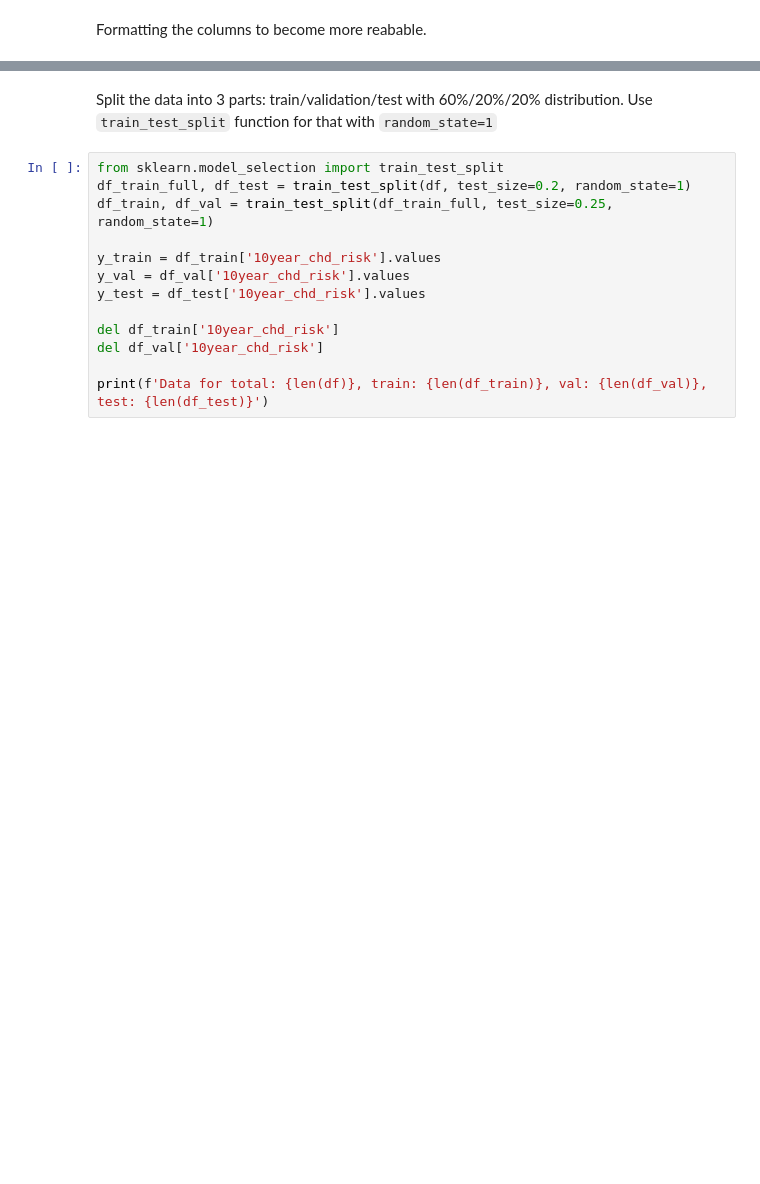
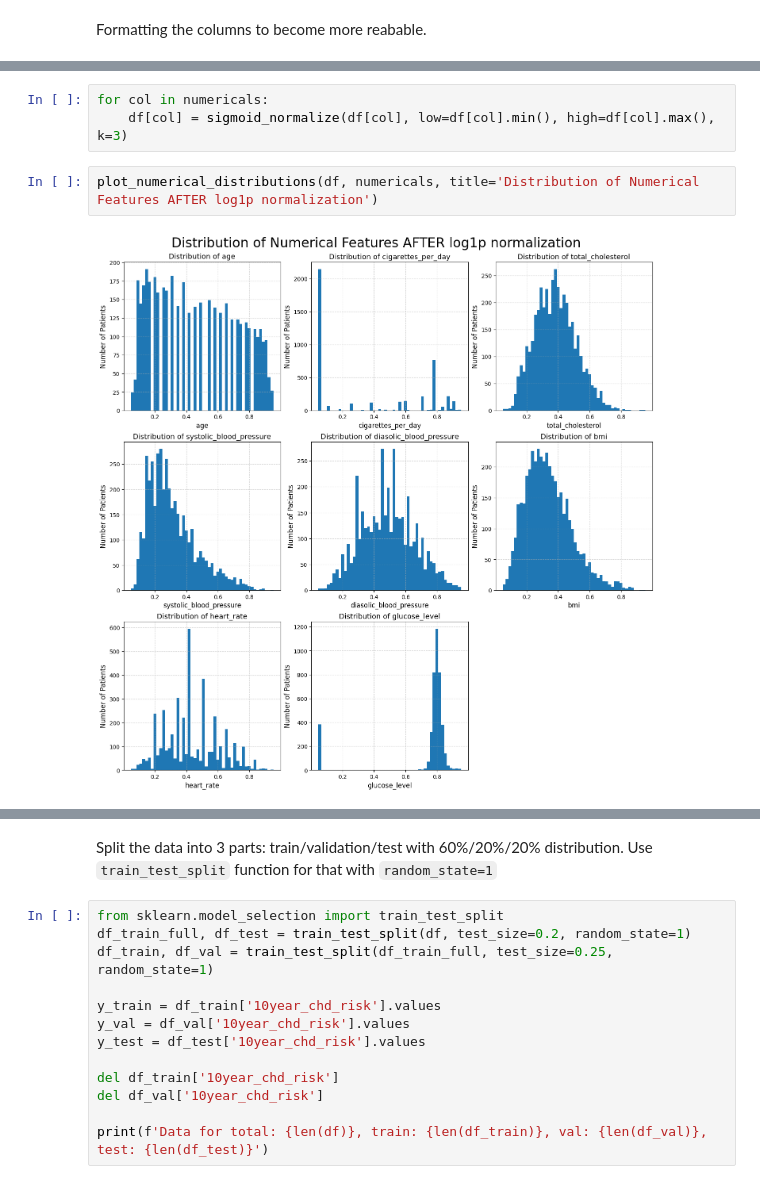
Before and after one commit to huanruizhang111/Machine-Learning-Zoomcamp-2025, a Jupyter notebook: Projects/Heart_Disease_Risk_Prediction/notebook.ipynb, the cells around one changed output, grey strips where cells are left out. Drawn from its saved outputs; the diff is of its cells as text; blank space fills up the shorter version.

```diff
--- a/Projects/Heart_Disease_Risk_Prediction/notebook.ipynb
+++ b/Projects/Heart_Disease_Risk_Prediction/notebook.ipynb
@@ -257,0 +314,7 @@ df.head()
+# %%
+for col in numericals:
+    df[col] = sigmoid_normalize(df[col], low=df[col].min(), high=df[col].max(), k=3)
+# %%
+plot_numerical_distributions(df, numericals, title='Distribution of Numerical Features AFTER log1p normalization')
+# %% [output]
+[figure, added]
```
Also changed, not shown: parts of 51 cells of this notebook.
